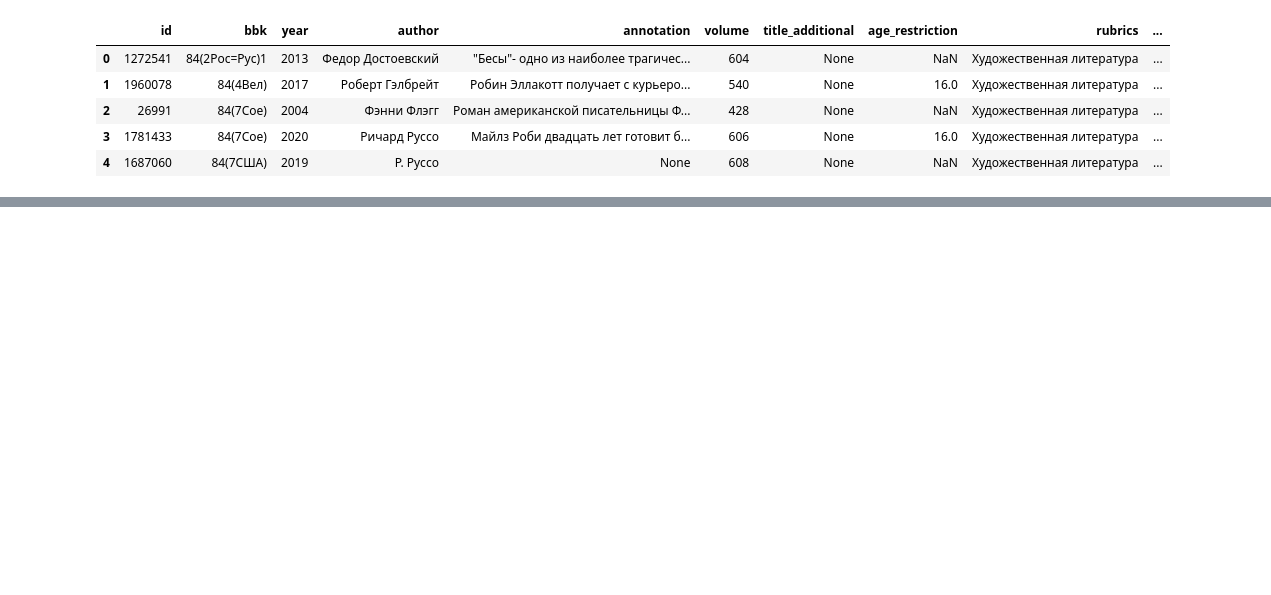
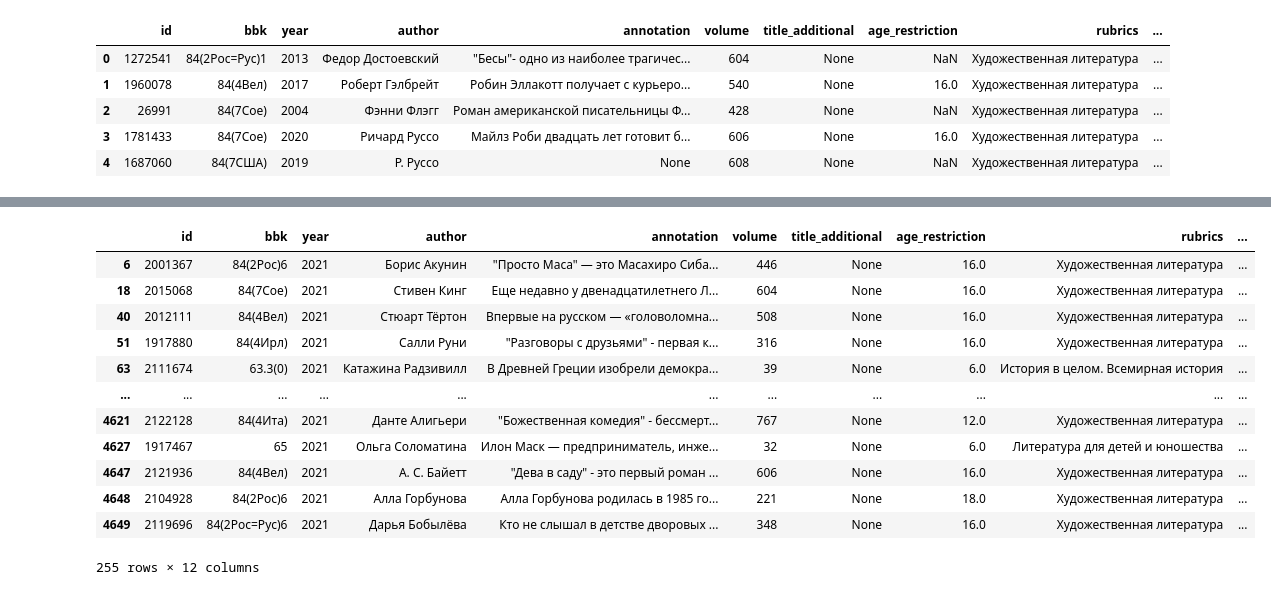
Before and after one commit to MAGLeb/hackaton-2021-recsys, a Jupyter notebook: notebooks/books_preprocessing.ipynb, the cells around one changed output, grey strips where cells are left out. Saved outputs shown, nothing was run; the diff lists cells and outputs as text; code cells hidden in the pictures; blank space fills up the shorter version.

```diff
--- a/notebooks/books_preprocessing.ipynb
+++ b/notebooks/books_preprocessing.ipynb
@@ -327,0 +338,16 @@ data.to_csv(f'{PROJECT_FOLDER}/data/books.csv', index=False)
+# %%
+data[data['year'] == 2021]
+# %% [output]
+|  | id | bbk | year | author | annotation | volume | title_additional | age_restriction | rubrics | ... |
+| 6 | 2001367 | 84(2Рос)6 | 2021 | Борис Акунин | "Просто Маса" — это Масахиро Сиба... | 446 | None | 16.0 | Художественная литература | ... |
+| 18 | 2015068 | 84(7Сое) | 2021 | Стивен Кинг | Еще недавно у двенадцатилетнего Л... | 604 | None | 16.0 | Художественная литература | ... |
+| 40 | 2012111 | 84(4Вел) | 2021 | Стюарт Тёртон | Впервые на русском — «головоломна... | 508 | None | 16.0 | Художественная литература | ... |
+| 51 | 1917880 | 84(4Ирл) | 2021 | Салли Руни | "Разговоры с друзьями" - первая к... | 316 | None | 16.0 | Художественная литература | ... |
+| 63 | 2111674 | 63.3(0) | 2021 | Катажина Радзивилл | В Древней Греции изобрели демокра... | 39 | None | 6.0 | История в целом. Всемирная история | ... |
+| ... | ... | ... | ... | ... | ... | ... | ... | ... | ... | ... |
+| 4621 | 2122128 | 84(4Ита) | 2021 | Данте Алигьери | "Божественная комедия" - бессмерт... | 767 | None | 12.0 | Художественная литература | ... |
+| 4627 | 1917467 | 65 | 2021 | Ольга Соломатина | Илон Маск — предприниматель, инже... | 32 | None | 6.0 | Литература для детей и юношества | ... |
+| 4647 | 2121936 | 84(4Вел) | 2021 | А. С. Байетт | "Дева в саду" - это первый роман ... | 606 | None | 16.0 | Художественная литература | ... |
+| 4648 | 2104928 | 84(2Рос)6 | 2021 | Алла Горбунова | Алла Горбунова родилась в 1985 го... | 221 | None | 18.0 | Художественная литература | ... |
+| 4649 | 2119696 | 84(2Рос=Рус)6 | 2021 | Дарья Бобылёва | Кто не слышал в детстве дворовых ... | 348 | None | 16.0 | Художественная литература | ... |
+255 rows × 12 columns
```
Also changed, not shown: parts of 6 cells of this notebook, 2 other files.
